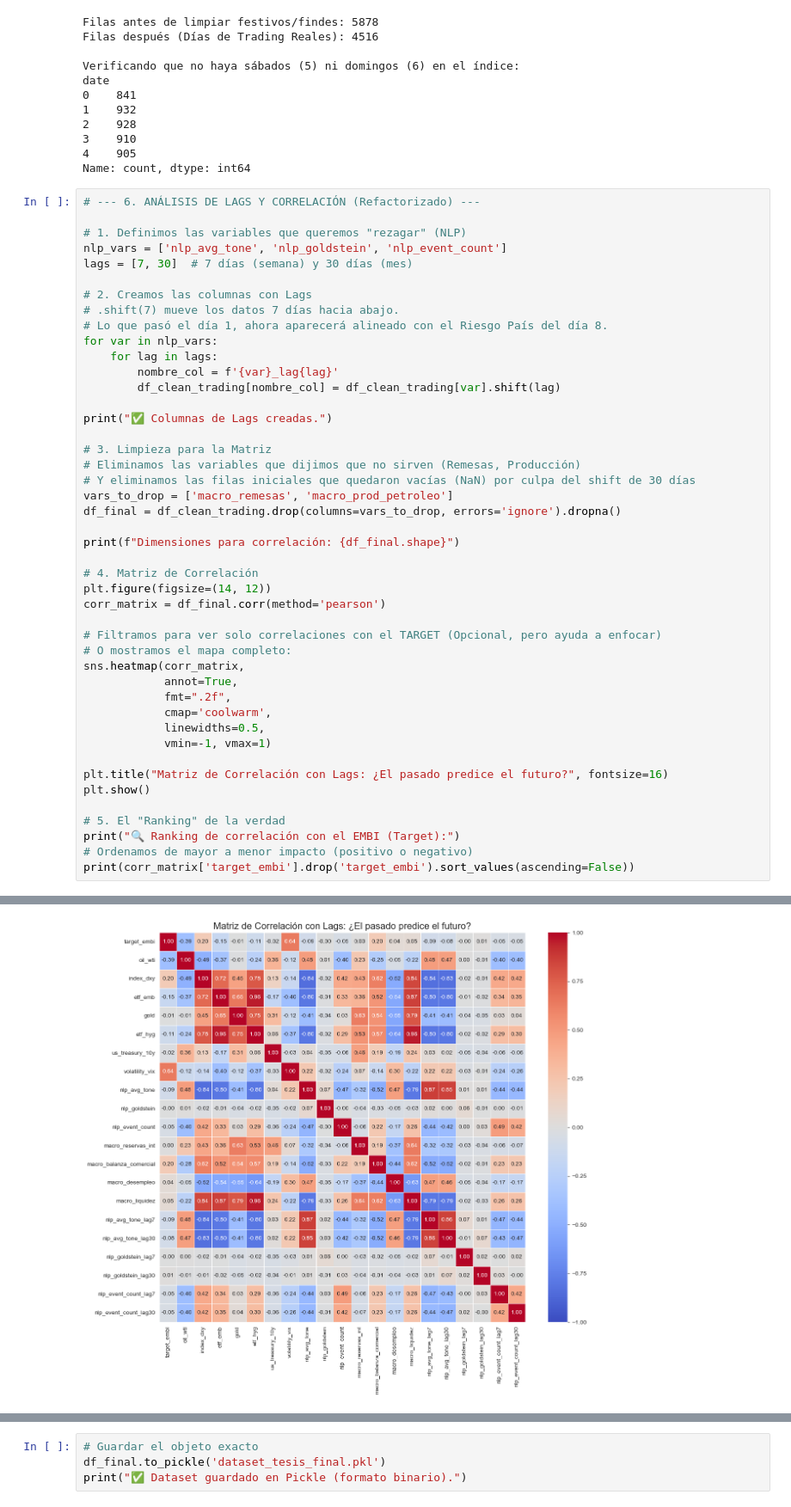
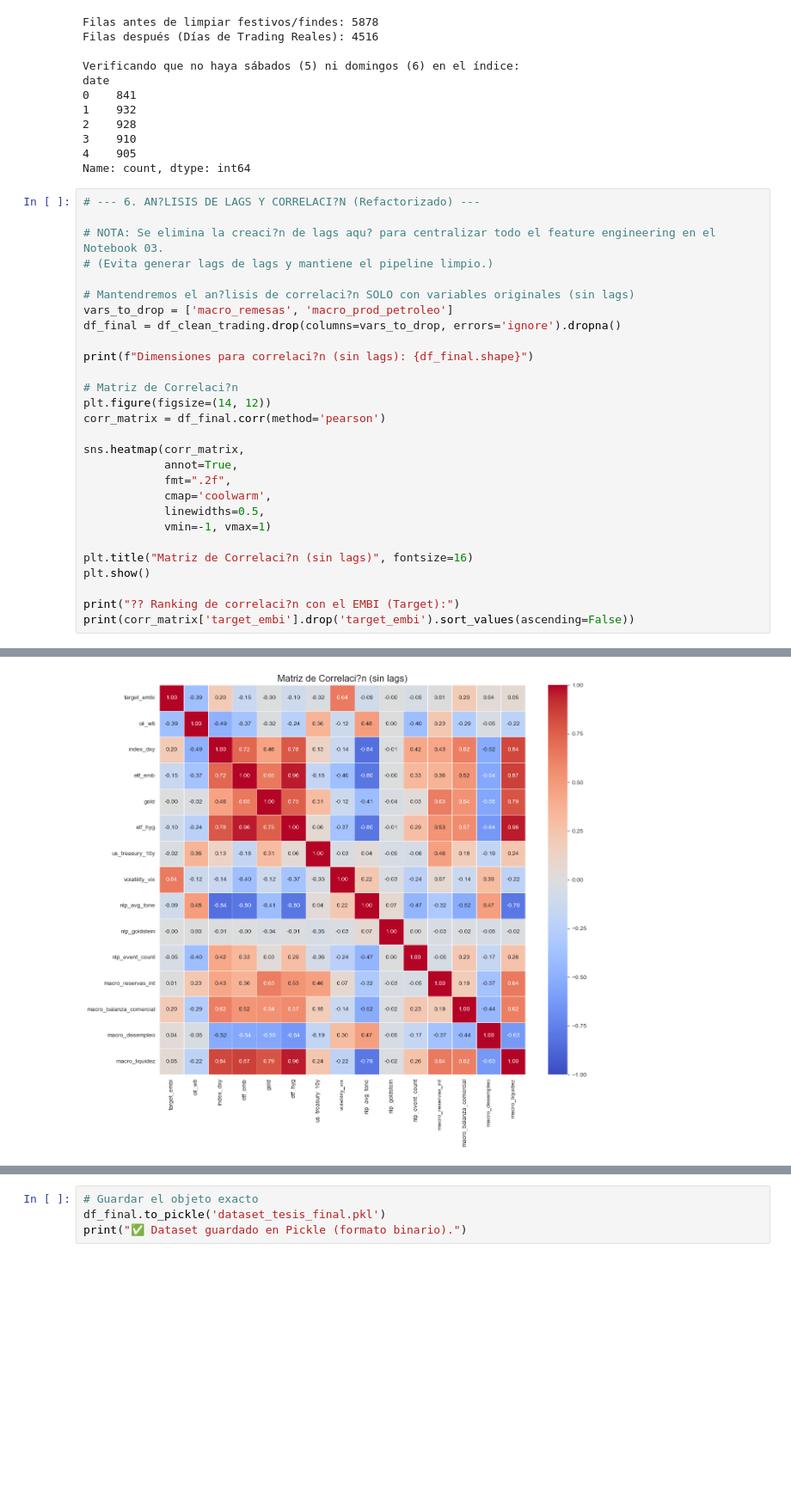
Before and after one commit to dannyplaza24-lgtm/tesis-riesgo-pais-ecuador, a Jupyter notebook: notebooks/01_Data_Acquisition.ipynb, the cells around one changed output, grey strips where cells are left out. Shown at 86% size. Cells and saved outputs as stored; diff of their text form; blank space fills up the shorter version.

Commit message:
Cambios en FeatureEngineer y modelado ML

```diff
--- a/notebooks/01_Data_Acquisition.ipynb
+++ b/notebooks/01_Data_Acquisition.ipynb
@@ -240,36 +244,21 @@ date
 4    905
 Name: count, dtype: int64
 # %%
-# --- 6. ANÁLISIS DE LAGS Y CORRELACIÓN (Refactorizado) ---
+# --- 6. AN?LISIS DE LAGS Y CORRELACI?N (Refactorizado) ---
 
-# 1. Definimos las variables que queremos "rezagar" (NLP)
-nlp_vars = ['nlp_avg_tone', 'nlp_goldstein', 'nlp_event_count']
-lags = [7, 30]  # 7 días (semana) y 30 días (mes)
+# NOTA: Se elimina la creaci?n de lags aqu? para centralizar todo el feature engineering en el Notebook 03.
+# (Evita generar lags de lags y mantiene el pipeline limpio.)
 
-# 2. Creamos las columnas con Lags
-# .shift(7) mueve los datos 7 días hacia abajo.
-# Lo que pasó el día 1, ahora aparecerá alineado con el Riesgo País del día 8.
-for var in nlp_vars:
-    for lag in lags:
-        nombre_col = f'{var}_lag{lag}'
-        df_clean_trading[nombre_col] = df_clean_trading[var].shift(lag)
-
-print("✅ Columnas de Lags creadas.")
-
-# 3. Limpieza para la Matriz
-# Eliminamos las variables que dijimos que no sirven (Remesas, Producción)
-# Y eliminamos las filas iniciales que quedaron vacías (NaN) por culpa del shift de 30 días
+# Mantendremos el an?lisis de correlaci?n SOLO con variables originales (sin lags)
 vars_to_drop = ['macro_remesas', 'macro_prod_petroleo']
 df_final = df_clean_trading.drop(columns=vars_to_drop, errors='ignore').dropna()
 
-print(f"Dimensiones para correlación: {df_final.shape}")
+print(f"Dimensiones para correlaci?n (sin lags): {df_final.shape}")
 
-# 4. Matriz de Correlación
+# Matriz de Correlaci?n
 plt.figure(figsize=(14, 12))
 corr_matrix = df_final.corr(method='pearson')
 
-# Filtramos para ver solo correlaciones con el TARGET (Opcional, pero ayuda a enfocar)
-# O mostramos el mapa completo:
 sns.heatmap(corr_matrix,
             annot=True,
             fmt=".2f",
@@ -277,11 +266,9 @@ sns.heatmap(corr_matrix,
             linewidths=0.5,
             vmin=-1, vmax=1)
 
-plt.title("Matriz de Correlación con Lags: ¿El pasado predice el futuro?", fontsize=16)
+plt.title("Matriz de Correlaci?n (sin lags)", fontsize=16)
 plt.show()
 
-# 5. El "Ranking" de la verdad
-print("🔍 Ranking de correlación con el EMBI (Target):")
-# Ordenamos de mayor a menor impacto (positivo o negativo)
+print("?? Ranking de correlaci?n con el EMBI (Target):")
 print(corr_matrix['target_embi'].drop('target_embi').sort_values(ascending=False))
 # %% [output]
@@ -290 +276 @@ Dimensiones para correlación: (4486, 21)
-[figure, old version]
+[figure, new version]
```
Also changed, not shown: parts of 3 cells of this notebook, 4 other files.
